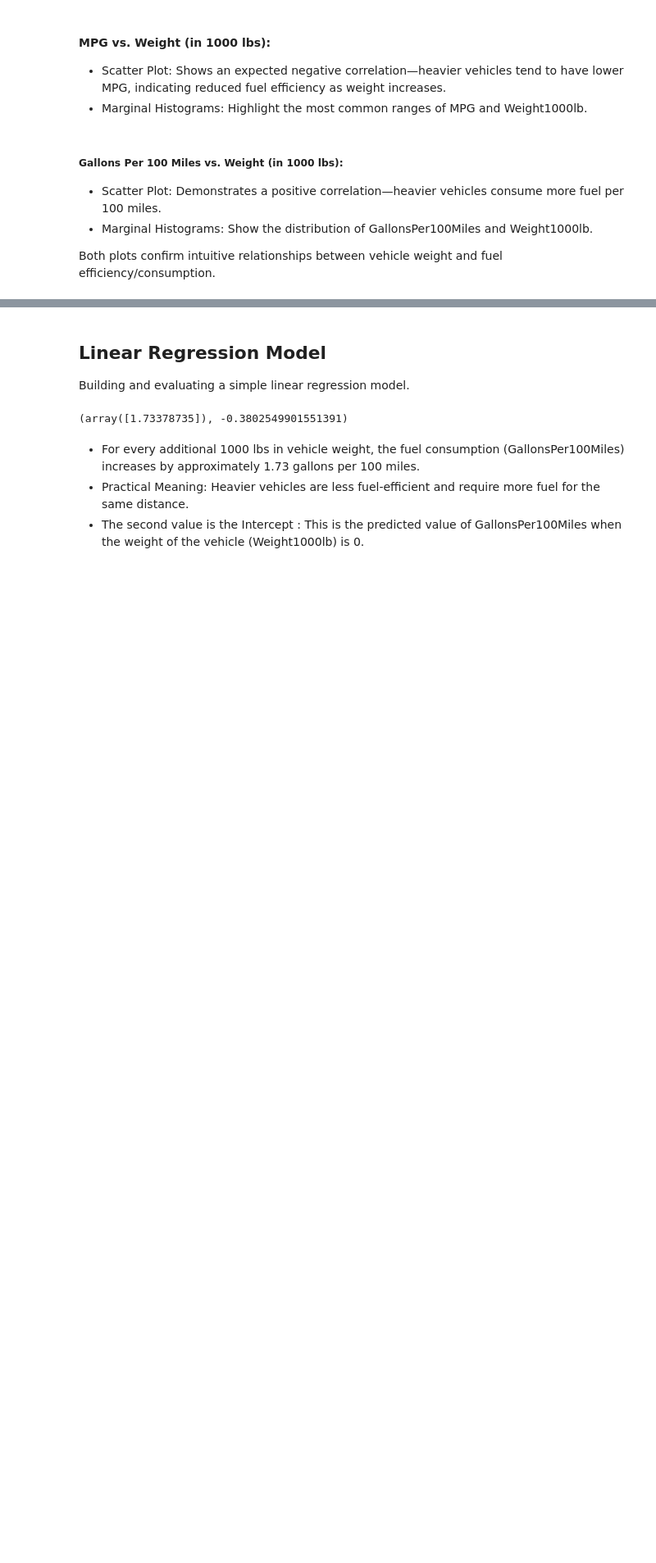
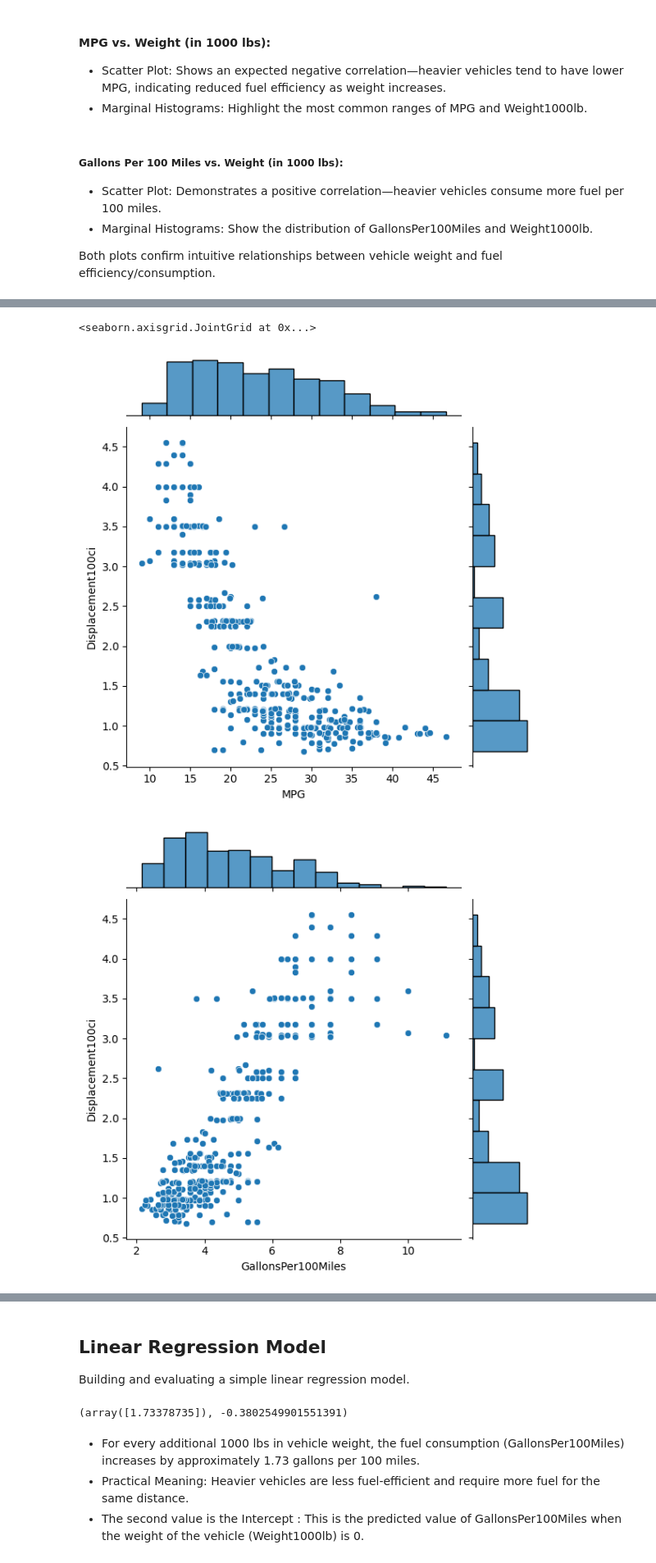
Before and after one commit to artjom2281337/predictive-1, a Jupyter notebook: 02_EDA_Linear_Regression_Notebook.ipynb, the cells around one changed output, grey strips where cells are left out. Shown at 82% size. Saved outputs shown, nothing was run; the diff lists cells and outputs as text; code cells hidden in the pictures; blank space fills up the shorter version.

```diff
--- a/02_EDA_Linear_Regression_Notebook.ipynb
+++ b/02_EDA_Linear_Regression_Notebook.ipynb
@@ -130,0 +156,7 @@ Both plots confirm intuitive relationships between vehicle weight and fuel effic
+# %%
+sns.jointplot(data=df, x=MPG, y=DISPLACEMENT)
+sns.jointplot(data=df, x=GALLONS, y=DISPLACEMENT)
+# %% [output]
+<seaborn.axisgrid.JointGrid at 0x...>
+[figure, added]
+[figure, added]
```
Also changed, not shown: parts of 13 cells of this notebook.
